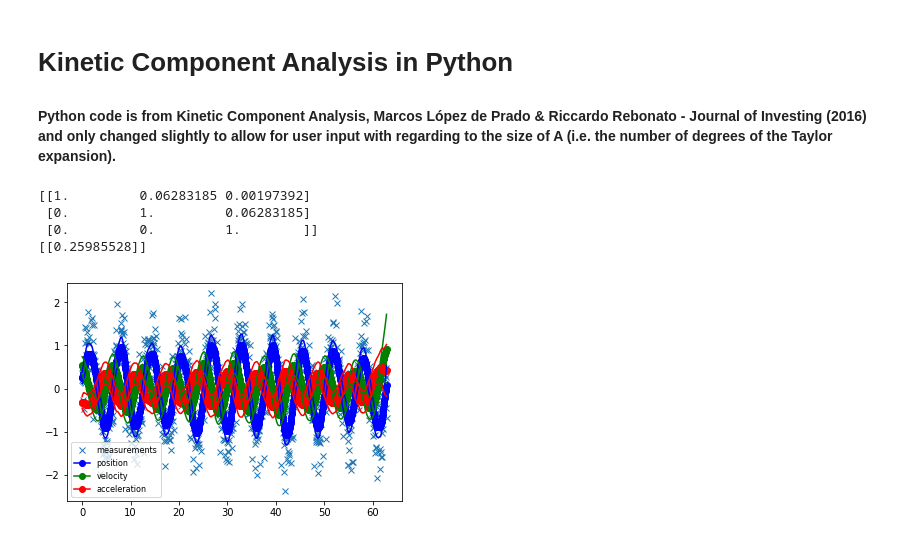
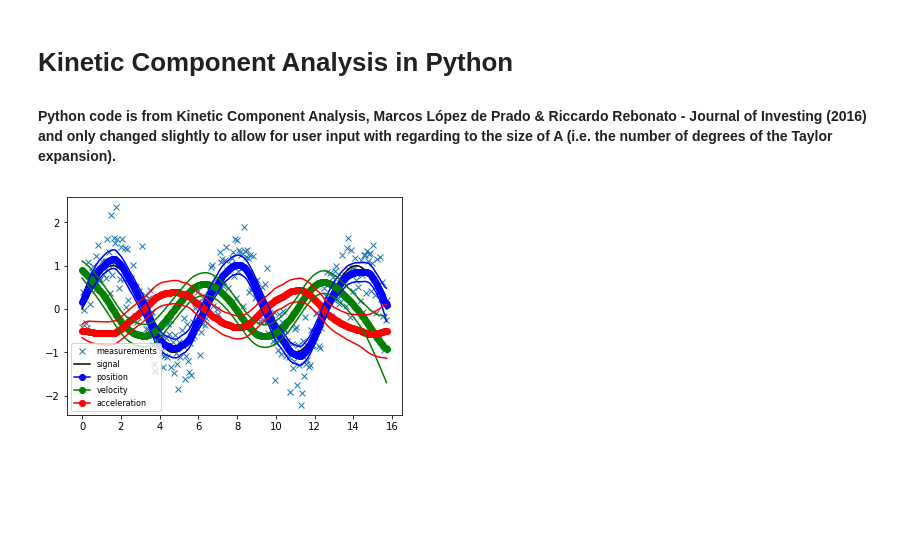
Before and after one commit to madskoefoed/KineticComponentAnalysis, a Jupyter notebook: Python.ipynb, the cells around one changed output. Saved outputs shown, nothing was run; the diff lists cells and outputs as text; code cells hidden in the pictures; blank space fills up the shorter version.

```diff
--- a/Python.ipynb
+++ b/Python.ipynb
@@ -8,33 +8,36 @@ import math, sys
 import matplotlib.pyplot as pp
 from pykalman import KalmanFilter
 # %%
-def fitKCA(t,z,q,a=2):
+def fitKCA(t,z,q=0.001,a=2):
     '''
     Inputs:
         t: Iterable with time indices
         z: Iterable with measurements
         q: Scalar that multiplies the seed states covariance
-        fwd: number of steps to forecast (optional, default=0)
+        a: Scalar that provides the degrees of the Taylor expansion
     Output:
         x[0]: smoothed state means of position velocity and acceleration
         x[1]: smoothed state covar of position velocity and acceleration
     Dependencies: numpy, pykalman
     '''
 
+    if a > 6 or a < 0:
+        print("Input 'a' must be an integer in [0, 6] giving the degrees of the Taylor expansion.")
+        sys.exit()
+
     # 1) Set up matrices A,H and a seed for Q
     h=(t[-1]-t[0])/t.shape[0]
+    H = np.zeros(a) ; H[0] = 1.0
     A=np.zeros((a, a))
     for i in range(a):
         A[0:A.shape[1]-i, i:] += np.eye(a-i)/math.factorial(i)*h**i
     Q=q*np.eye(A.shape[0])
-    print(A)
+
     # 2) Apply the filter
-    kf=KalmanFilter(transition_matrices=A,transition_covariance=Q)
+    kf=KalmanFilter(observation_matrices=H,transition_matrices=A,observation_covariance=1.0,transition_covariance=Q)
 
     # 3) EM estimates
     kf=kf.em(z)
-    print(kf.observation_covariance)
-    #x_mean,x_covar=kf.filter(z)
 
     # 4) Smooth
     x_mean,x_covar=kf.smooth(z)
@@ -47,21 +50,16 @@ def fitKCA(t,z,q,a=2):
     return x_mean,x_std,x_covar
 # %%
 def getPeriodic(periods,nobs,scale):
-    t=np.linspace(0,np.pi*periods*2.0,nobs)
-    signal=np.sin(t)
-    z=signal+scale*np.random.randn(nobs)
-    return t,signal,z
+    t=np.linspace(0,np.pi*periods/2.0,nobs)
+    s=np.sin(t)
+    z=s+scale*np.random.randn(nobs)
+    return t,s,z
 # %%
 def plotKCA(nobs = 300, periods = 10, scale = 0.5, q = 0.001, a = 2):
-
-    if a > 6 or a < 0:
-        print("Input 'a' must be an integer in [0, 6] giving the degrees of the Taylor expansion.")
-        sys.exit()
-
     plottext = ['position', 'velocity', 'acceleration', 'jerk', 'snap', 'crackle', 'pop']
 
     #2) Get Periodic noisy measurements
-    t,signal,z=getPeriodic(periods,nobs,scale=scale)
+    t,s,z=getPeriodic(periods,nobs,scale=scale)
 
     #3) Fit KCA
     x_point,x_bands=fitKCA(t,z,q=q,a=a+1)[:2]
@@ -69,6 +67,7 @@ def plotKCA(nobs = 300, periods = 10, scale = 0.5, q = 0.001, a = 2):
     #4) Plot KCA's point estimates
     color=['blue','green','red','pink','yellow','brown','purple']
     pp.plot(t,z,marker='x',linestyle='',label='measurements')
+    pp.plot(t,s,color='black',label='signal')
     for i in range(x_point.shape[1]):
         pp.plot(t,x_point[:,i],marker='o',linestyle='-',label=plottext[i], color=color[i])
     pp.legend(loc='lower left',prop={'size':8})
@@ -80,10 +79,6 @@ def plotKCA(nobs = 300, periods = 10, scale = 0.5, q = 0.001, a = 2):
     pp.legend(loc='lower left',prop={'size':8})
     return
 # %%
-plotKCA(nobs = 1_000, periods = 10, scale = 0.5, q = 0.001, a=2)
+plotKCA(nobs=300,periods=10,scale=0.5,q=0.001,a=2)
 # %% [output]
-[[1.         0.06283185 0.00197392]
- [0.         1.         0.06283185]
- [0.         0.         1.        ]]
-[[0.25985528]]
-[figure, old version]
+[figure, new version]
```
Also changed, not shown: parts of 1 cell of this notebook, 2 other files.
